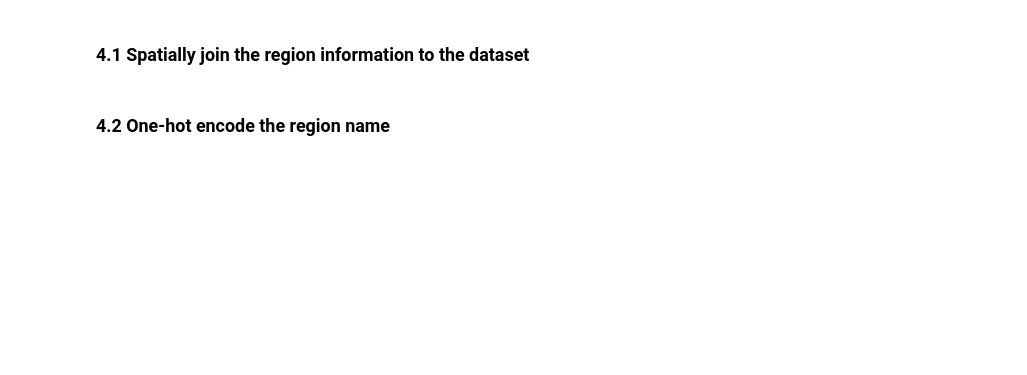
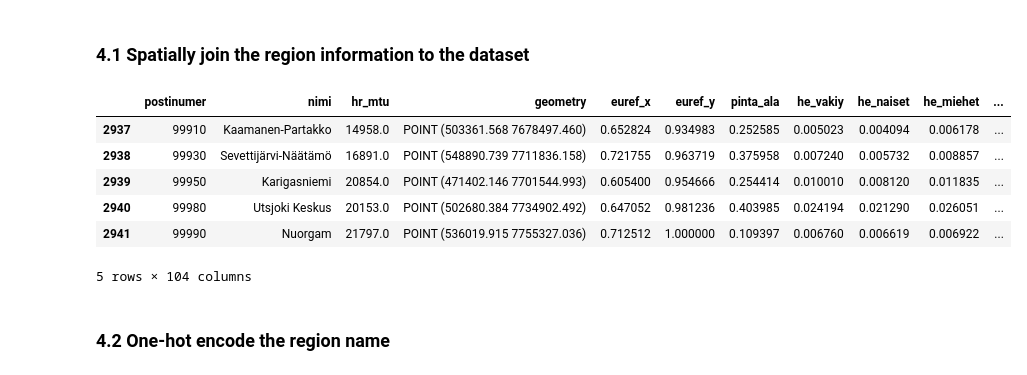
Before and after one commit to csc-training/geocomputing, a Jupyter notebook: machineLearning/01_data_preparation/01_vectorDataPreparations.ipynb, the cells around one changed output. Saved outputs shown, nothing was run; the diff lists cells and outputs as text; code cells hidden in the pictures; blank space fills up the shorter version.

```diff
--- a/machineLearning/01_data_preparation/01_vectorDataPreparations.ipynb
+++ b/machineLearning/01_data_preparation/01_vectorDataPreparations.ipynb
@@ -122,25 +166,34 @@ https://towardsdatascience.com/stop-one-hot-encoding-your-categorical-variables-
 # %%
 ### Read the regions shapefile and choose only the name of the region and its geometry
 finnish_regions_gdf = gpd.read_file(finnish_regions_shapefile)
 finnish_regions_gdf = finnish_regions_gdf[['NAMEFIN','geometry']]
 
 ### A function we use to return centroid point geometry from a zip code polygon
 def returnPointGeometryFromXY(polygon_geometry):
     ## Calculate x and y of the centroid
     centroid_x,centroid_y = polygon_geometry.centroid.x,polygon_geometry.centroid.y
     ## Create a shapely Point geometry of the x and y coords
     point_geometry = Point(centroid_x,centroid_y)
     return point_geometry
 
 ### Stash the polygon geometry to another column as we are going to overwrite the 'geometry' with centroid geometry
 scaled_gdf['polygon_geometry'] = scaled_gdf['geometry']
 
 ### We will be joining the region name to zip codes according to the zip code centroid.
 ### This calls the function above and returns centroid to every row
 scaled_gdf["geometry"] = scaled_gdf['geometry'].apply(returnPointGeometryFromXY)
 
 ### Spatially join the region name to the zip codes using the centroid of zip codes and region polygons
 scaled_gdf = gpd.sjoin(scaled_gdf,finnish_regions_gdf,how='inner',op='intersects')
+scaled_gdf.tail()
+# %% [output]
+|  | postinumer | nimi | hr_mtu | geometry | euref_x | euref_y | pinta_ala | he_vakiy | he_naiset | he_miehet | ... |
+| 2937 | 99910 | Kaamanen-Partakko | 14958.0 | POINT (503361.568 7678497.460) | 0.652824 | 0.934983 | 0.252585 | 0.005023 | 0.004094 | 0.006178 | ... |
+| 2938 | 99930 | Sevettijärvi-Näätämö | 16891.0 | POINT (548890.739 7711836.158) | 0.721755 | 0.963719 | 0.375958 | 0.007240 | 0.005732 | 0.008857 | ... |
+| 2939 | 99950 | Karigasniemi | 20854.0 | POINT (471402.146 7701544.993) | 0.605400 | 0.954666 | 0.254414 | 0.010010 | 0.008120 | 0.011835 | ... |
+| 2940 | 99980 | Utsjoki Keskus | 20153.0 | POINT (502680.384 7734902.492) | 0.647052 | 0.981236 | 0.403985 | 0.024194 | 0.021290 | 0.026051 | ... |
+| 2941 | 99990 | Nuorgam | 21797.0 | POINT (536019.915 7755327.036) | 0.712512 | 1.000000 | 0.109397 | 0.006760 | 0.006619 | 0.006922 | ... |
+5 rows × 104 columns
 # %% [markdown]
 ### 4.2 One-hot encode the region name
 # %%
```
Also changed, not shown: parts of 10 cells of this notebook, 8 other files.
